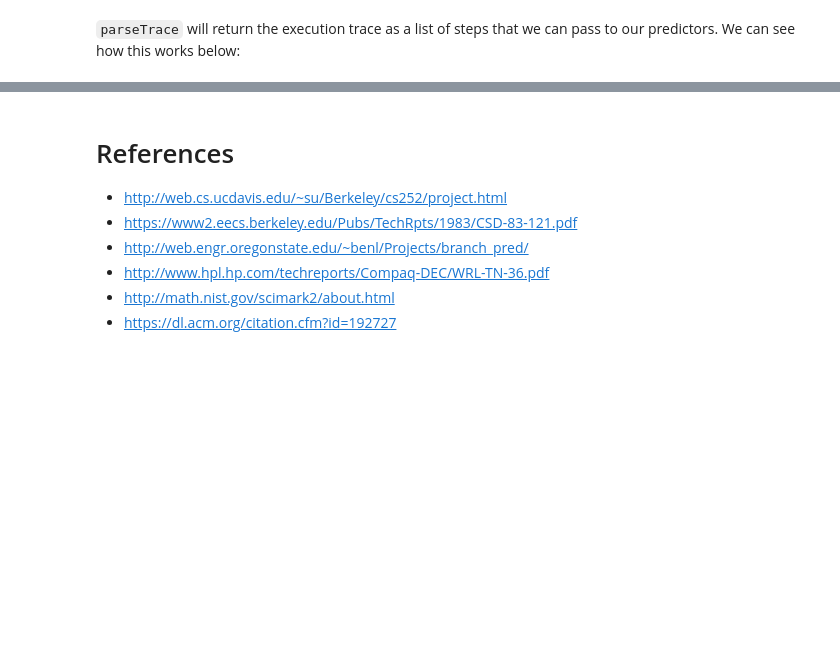
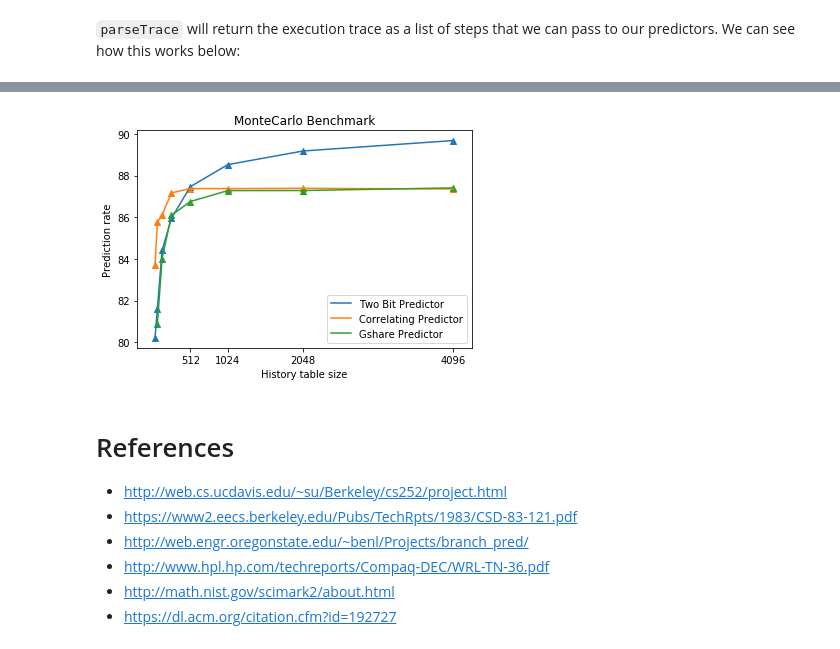
Before and after one commit to 12yuens2/branch-prediction, a Jupyter notebook: CS4202 Branch Prediction Practical.ipynb, the cells around one changed output, grey strips where cells are left out. Cells and saved outputs as stored; diff of their text form; code cells hidden in the pictures; blank space fills up the shorter version.

```diff
--- a/CS4202 Branch Prediction Practical.ipynb
+++ b/CS4202 Branch Prediction Practical.ipynb
@@ -343,0 +412,10 @@ plt.show()
+# %%
+twobit_mc_data.label = "Two Bit Predictor"
+c_mc_data.label = "Correlating Predictor"
+g_mc_data.label = "Gshare Predictor"
+
+a = plot_graph("MonteCarlo Benchmark", twobit_mc_data, c_mc_data, g_mc_data)
+a.plot()
+plt.show()
+# %% [output]
+[figure, added]
```
Also changed, not shown: parts of 19 cells of this notebook.
